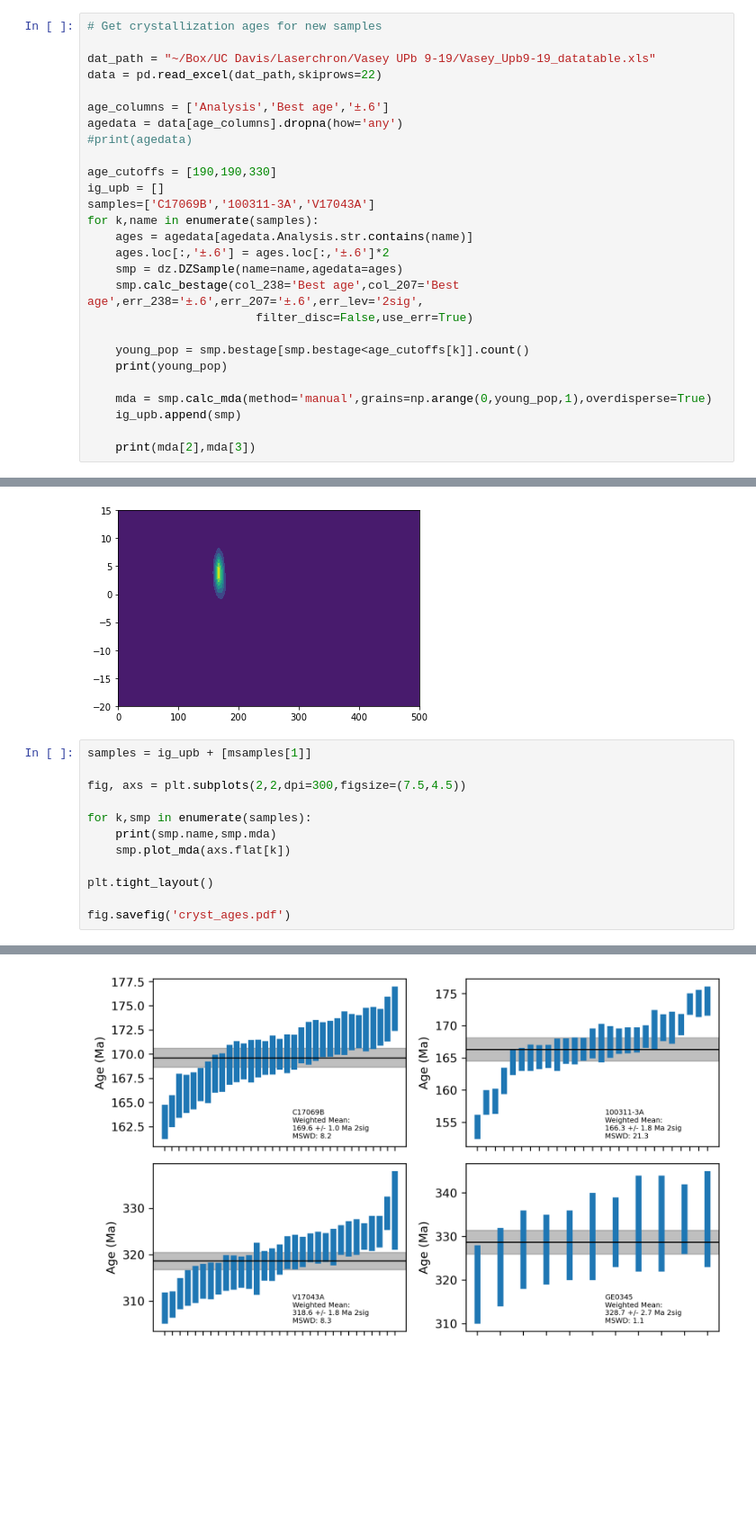
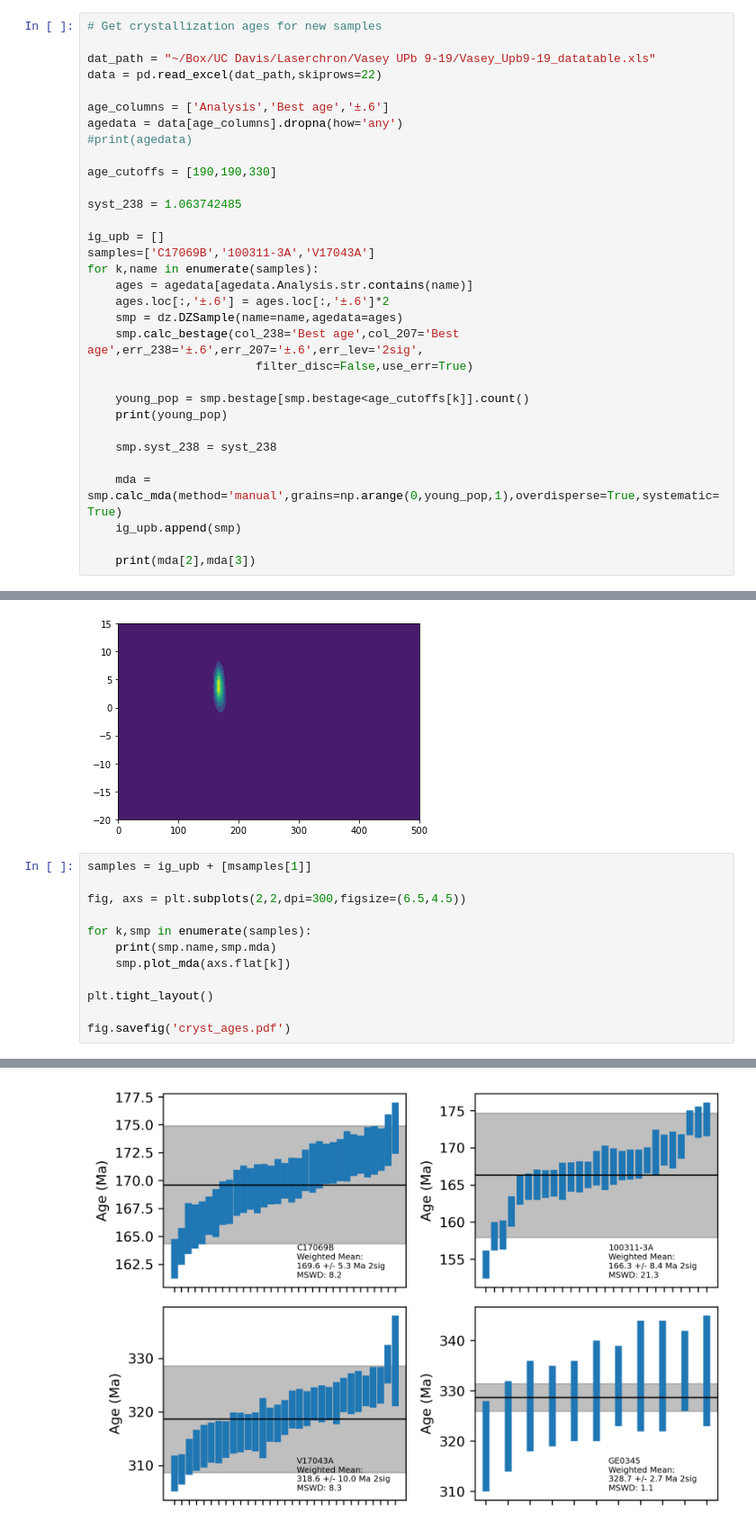
Before and after one commit to dyvasey/dz-caucasus, a Jupyter notebook: hf.ipynb, the cells around one changed output, grey strips where cells are left out. Shown at 90% size. Saved outputs shown, nothing was run; the diff lists cells and outputs as text; blank space fills up the shorter version.

Commit message:
Added systematic uncertainty

```diff
--- a/hf.ipynb
+++ b/hf.ipynb
@@ -69,6 +69,9 @@ agedata = data[age_columns].dropna(how='any')
 #print(agedata)
 
 age_cutoffs = [190,190,330]
+
+syst_238 = 1.063742485
+
 ig_upb = []
 samples=['C17069B','100311-3A','V17043A']
 for k,name in enumerate(samples):
@@ -81,7 +84,9 @@ for k,name in enumerate(samples):
     young_pop = smp.bestage[smp.bestage<age_cutoffs[k]].count()
     print(young_pop)
 
-    mda = smp.calc_mda(method='manual',grains=np.arange(0,young_pop,1),overdisperse=True)
+    smp.syst_238 = syst_238
+
+    mda = smp.calc_mda(method='manual',grains=np.arange(0,young_pop,1),overdisperse=True,systematic=True)
     ig_upb.append(smp)
 
     print(mda[2],mda[3])
@@ -287,18 +292,18 @@ plt.contourf(xgrid,ygrid,z)
 # %%
 samples = ig_upb + [msamples[1]]
 
-fig, axs = plt.subplots(2,2,dpi=300,figsize=(7.5,4.5))
+fig, axs = plt.subplots(2,2,dpi=300,figsize=(6.5,4.5))
 
 for k,smp in enumerate(samples):
     print(smp.name,smp.mda)
     smp.plot_mda(axs.flat[k])
 
 plt.tight_layout()
 
 fig.savefig('cryst_ages.pdf')
 # %% [output]
 C17069B 169.6118820661657
 100311-3A 166.28428213409595
 V17043A 318.61056190730113
 GE0345 328.68522242413536
-[figure, old version]
+[figure, new version]
```
Also changed, not shown: parts of 1 cell of this notebook, 17 other files.
